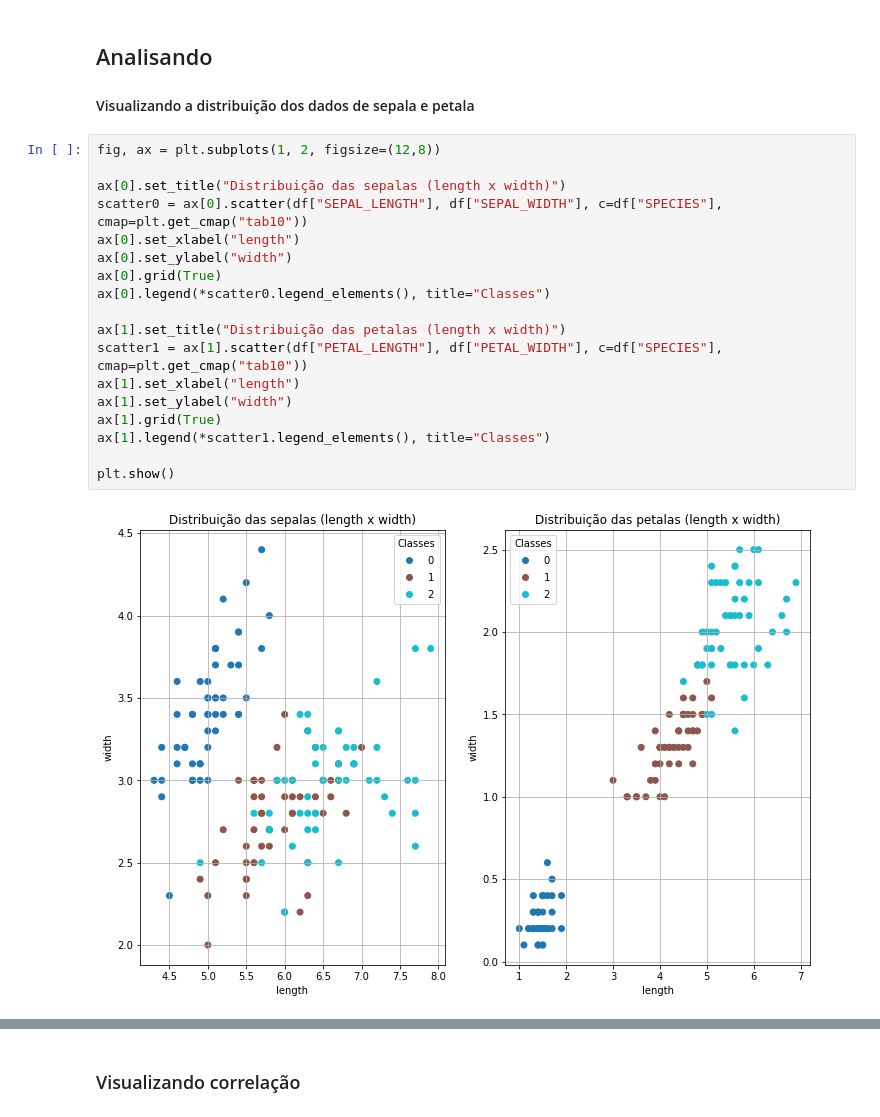
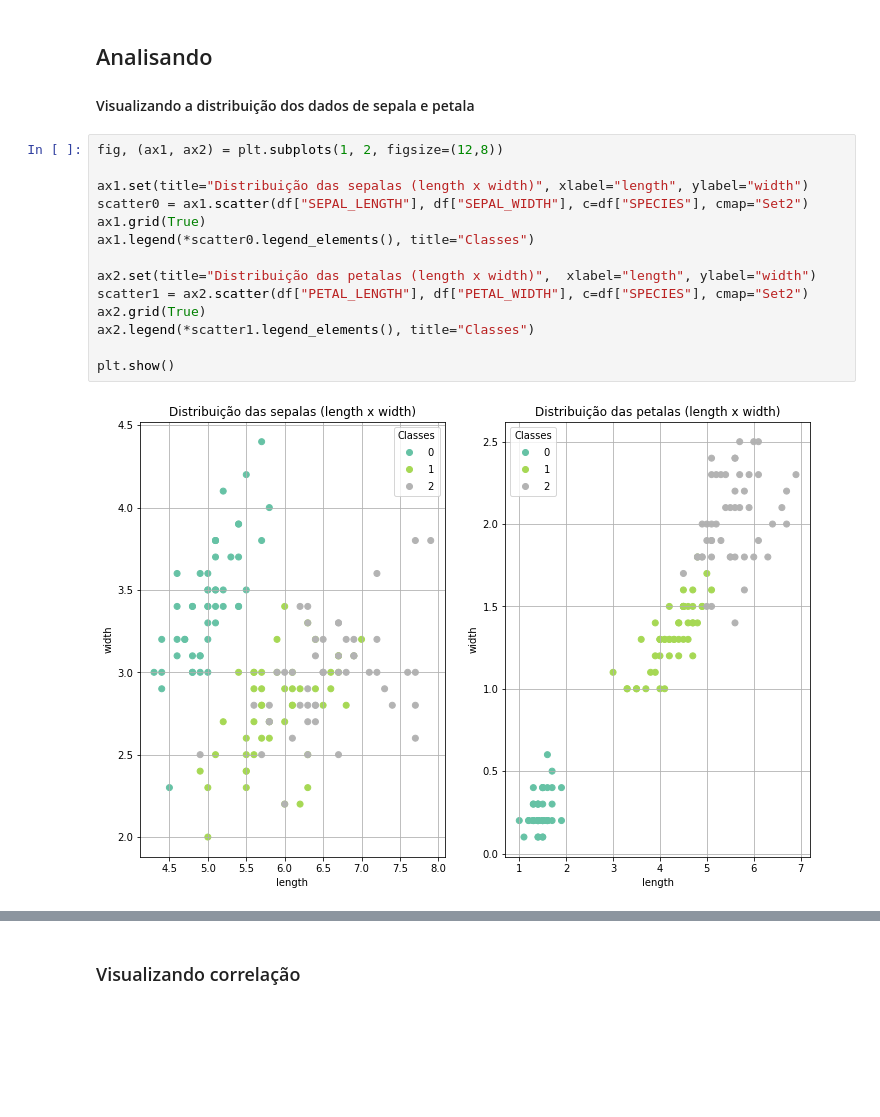
Before and after one commit to Angelicogfa/PortifolioDataScience, a Jupyter notebook: Iris/iris.ipynb, the cells around one changed output, grey strips where cells are left out. Drawn from its saved outputs; the diff is of its cells as text; blank space fills up the shorter version.

```diff
--- a/Iris/iris.ipynb
+++ b/Iris/iris.ipynb
@@ -87,23 +87,19 @@ df.describe()
 
 #### Visualizando a distribuição dos dados de sepala e petala
 # %%
-fig, ax = plt.subplots(1, 2, figsize=(12,8))
+fig, (ax1, ax2) = plt.subplots(1, 2, figsize=(12,8))
 
-ax[0].set_title("Distribuição das sepalas (length x width)")
-scatter0 = ax[0].scatter(df["SEPAL_LENGTH"], df["SEPAL_WIDTH"], c=df["SPECIES"], cmap=plt.get_cmap("tab10"))
-ax[0].set_xlabel("length")
-ax[0].set_ylabel("width")
-ax[0].grid(True)
-ax[0].legend(*scatter0.legend_elements(), title="Classes")
+ax1.set(title="Distribuição das sepalas (length x width)", xlabel="length", ylabel="width")
+scatter0 = ax1.scatter(df["SEPAL_LENGTH"], df["SEPAL_WIDTH"], c=df["SPECIES"], cmap="Set2")
+ax1.grid(True)
+ax1.legend(*scatter0.legend_elements(), title="Classes")
 
-ax[1].set_title("Distribuição das petalas (length x width)")
-scatter1 = ax[1].scatter(df["PETAL_LENGTH"], df["PETAL_WIDTH"], c=df["SPECIES"], cmap=plt.get_cmap("tab10"))
-ax[1].set_xlabel("length")
-ax[1].set_ylabel("width")
-ax[1].grid(True)
-ax[1].legend(*scatter1.legend_elements(), title="Classes")
+ax2.set(title="Distribuição das petalas (length x width)",  xlabel="length", ylabel="width")
+scatter1 = ax2.scatter(df["PETAL_LENGTH"], df["PETAL_WIDTH"], c=df["SPECIES"], cmap="Set2")
+ax2.grid(True)
+ax2.legend(*scatter1.legend_elements(), title="Classes")
 
 plt.show()
 # %% [output]
-[figure, old version]
+[figure, new version]
 # %% [markdown]
```
Also changed, not shown: parts of 15 cells of this notebook.
